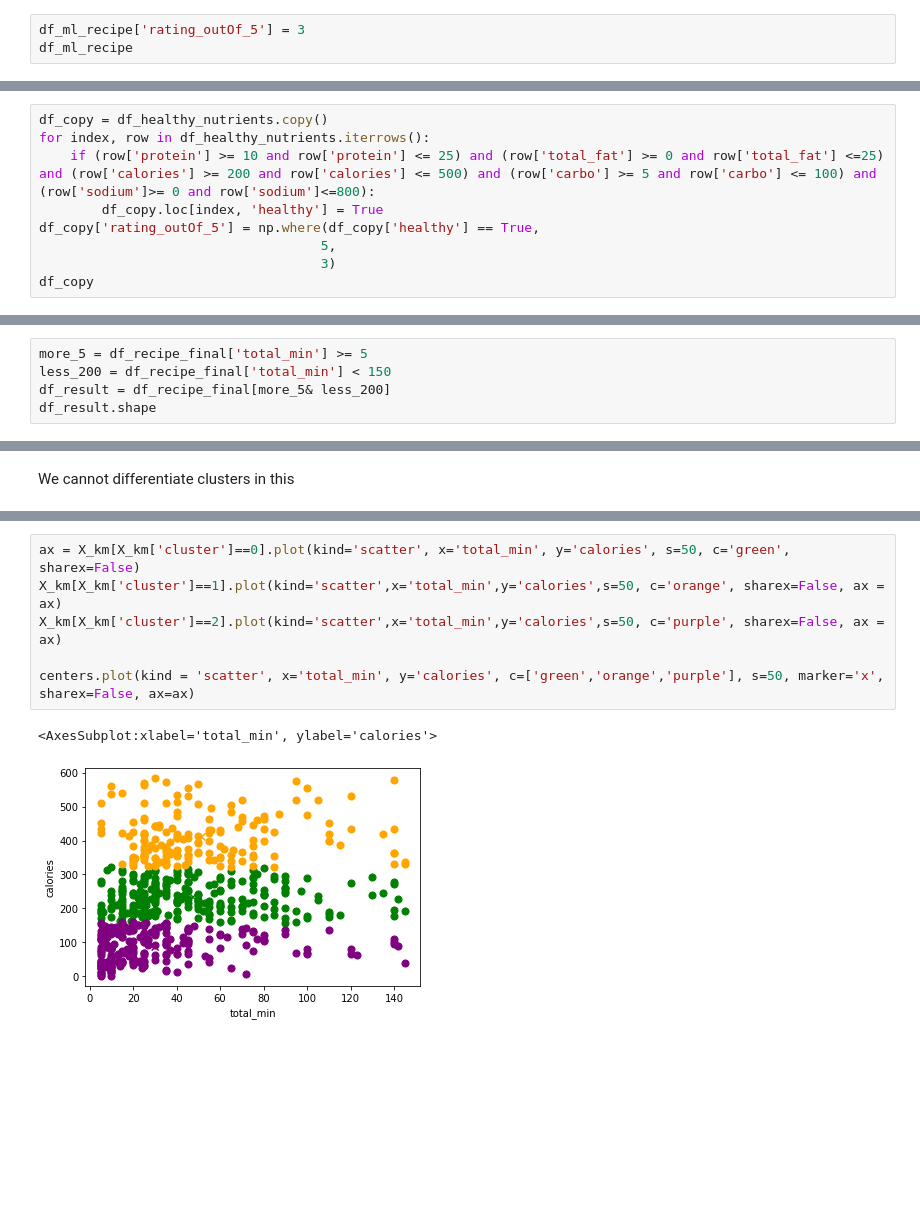
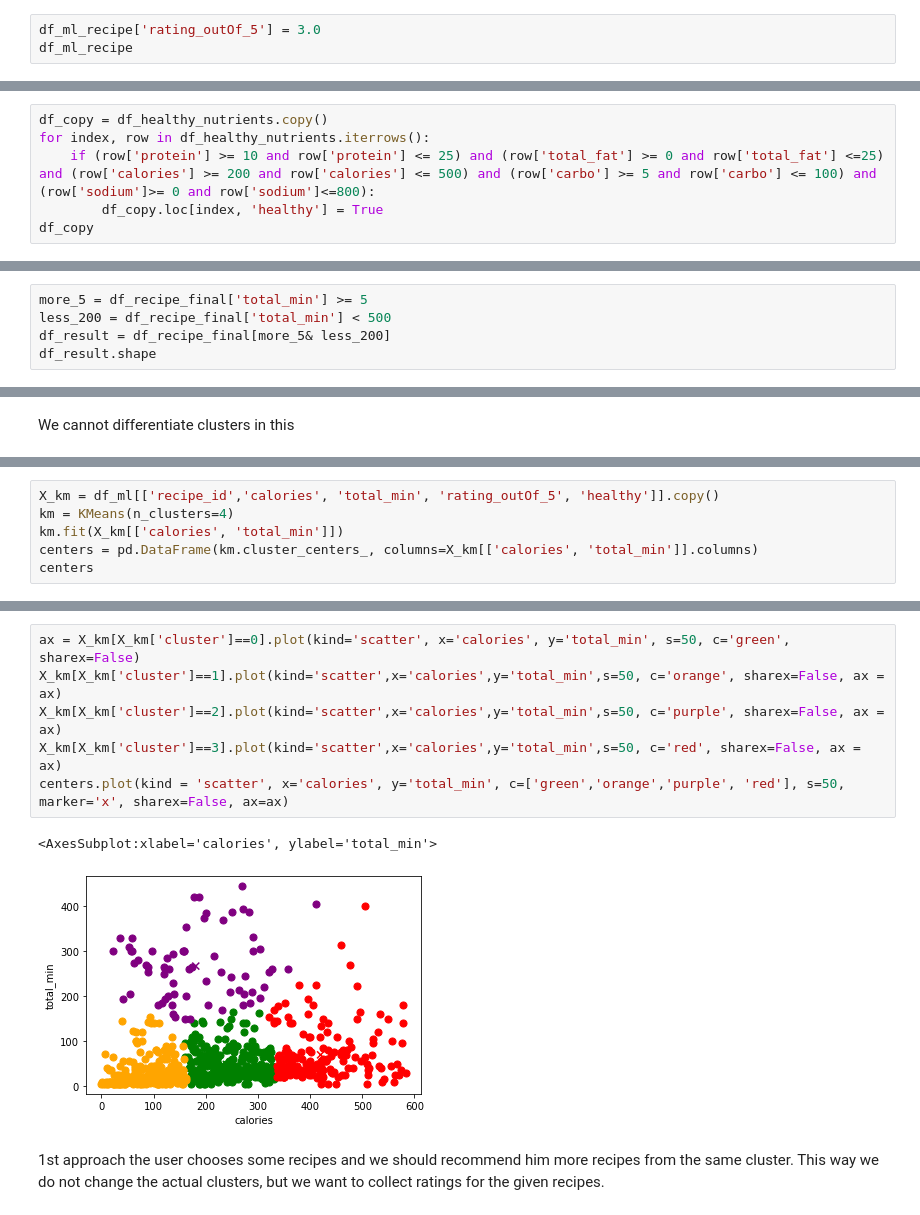
Before and after one commit to razvan286/recipe-recommendation, a Jupyter notebook: ml-RecipeRecommendation.ipynb, the cells around one changed output, grey strips where cells are left out. Drawn from its saved outputs; the diff is of its cells as text; blank space fills up the shorter version.

```diff
--- a/ml-RecipeRecommendation.ipynb
+++ b/ml-RecipeRecommendation.ipynb
@@ -48,7 +49,7 @@ df_recipe_clean.head()
 # %%
 df_ml_recipe = df_recipe_clean.drop(['servings','directions','prep_min', 'cook_min', 'stnd_min'], axis=1)
 # %%
-df_ml_recipe['rating_outOf_5'] = 3
+df_ml_recipe['rating_outOf_5'] = 3.0
 df_ml_recipe
 # %% [output]
 |  | recipe_id | title | total_min | rating_outOf_5 |
@@ -76,8 +77,5 @@ df_copy = df_healthy_nutrients.copy()
 for index, row in df_healthy_nutrients.iterrows():
     if (row['protein'] >= 10 and row['protein'] <= 25) and (row['total_fat'] >= 0 and row['total_fat'] <=25) and (row['calories'] >= 200 and row['calories'] <= 500) and (row['carbo'] >= 5 and row['carbo'] <= 100) and (row['sodium']>= 0 and row['sodium']<=800):
         df_copy.loc[index, 'healthy'] = True
-df_copy['rating_outOf_5'] = np.where(df_copy['healthy'] == True,
-                                    5,
-                                    3)
 df_copy
 # %% [output]
@@ -122,7 +120,7 @@ sns.boxplot(x=df_recipe_final['total_min'])
 #### Let`s remove all recipes with less than 5 mins and more than 150 mins.
 # %%
 more_5 = df_recipe_final['total_min'] >= 5
-less_200 = df_recipe_final['total_min'] < 150
+less_200 = df_recipe_final['total_min'] < 500
 df_result = df_recipe_final[more_5& less_200]
 df_result.shape
 # %% [output]
@@ -190,0 +173,6 @@ centers
+# %%
+X_km = df_ml[['recipe_id','calories', 'total_min', 'rating_outOf_5', 'healthy']].copy()
+km = KMeans(n_clusters=4)
+km.fit(X_km[['calories', 'total_min']])
+centers = pd.DataFrame(km.cluster_centers_, columns=X_km[['calories', 'total_min']].columns)
+centers
@@ -208,9 +202,11 @@ X_km
 # %%
-ax = X_km[X_km['cluster']==0].plot(kind='scatter', x='total_min', y='calories', s=50, c='green', sharex=False)
-X_km[X_km['cluster']==1].plot(kind='scatter',x='total_min',y='calories',s=50, c='orange', sharex=False, ax = ax)
-X_km[X_km['cluster']==2].plot(kind='scatter',x='total_min',y='calories',s=50, c='purple', sharex=False, ax = ax)
-
-centers.plot(kind = 'scatter', x='total_min', y='calories', c=['green','orange','purple'], s=50, marker='x', sharex=False, ax=ax)
+ax = X_km[X_km['cluster']==0].plot(kind='scatter', x='calories', y='total_min', s=50, c='green', sharex=False)
+X_km[X_km['cluster']==1].plot(kind='scatter',x='calories',y='total_min',s=50, c='orange', sharex=False, ax = ax)
+X_km[X_km['cluster']==2].plot(kind='scatter',x='calories',y='total_min',s=50, c='purple', sharex=False, ax = ax)
+X_km[X_km['cluster']==3].plot(kind='scatter',x='calories',y='total_min',s=50, c='red', sharex=False, ax = ax)
+centers.plot(kind = 'scatter', x='calories', y='total_min', c=['green','orange','purple', 'red'], s=50, marker='x', sharex=False, ax=ax)
 # %% [output]
-<AxesSubplot:xlabel='total_min', ylabel='calories'>
+<AxesSubplot:xlabel='calories', ylabel='total_min'>
-[figure, old version]
+[figure, new version]
+# %% [markdown]
+1st approach the user chooses some recipes and we should recommend him more recipes from the same cluster.  This way we do not change the actual clusters, but we want to collect ratings for the given recipes.
```
Also changed, not shown: parts of 23 cells of this notebook.
